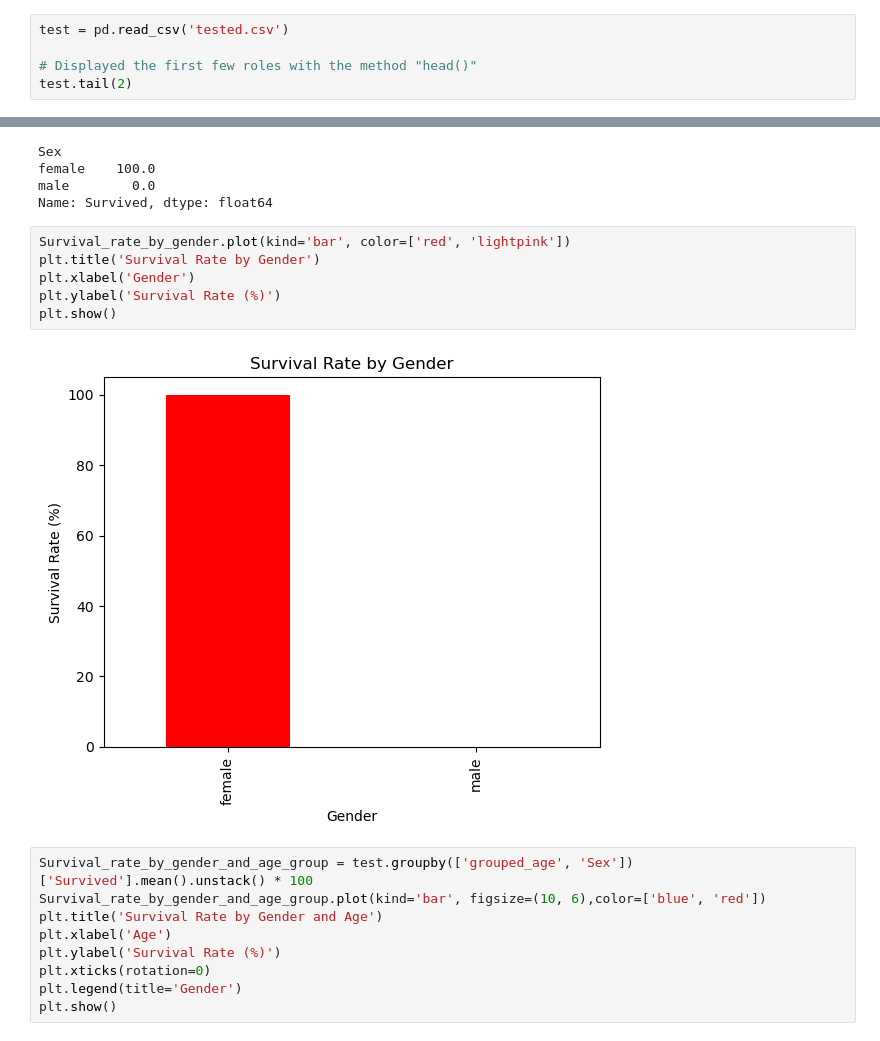
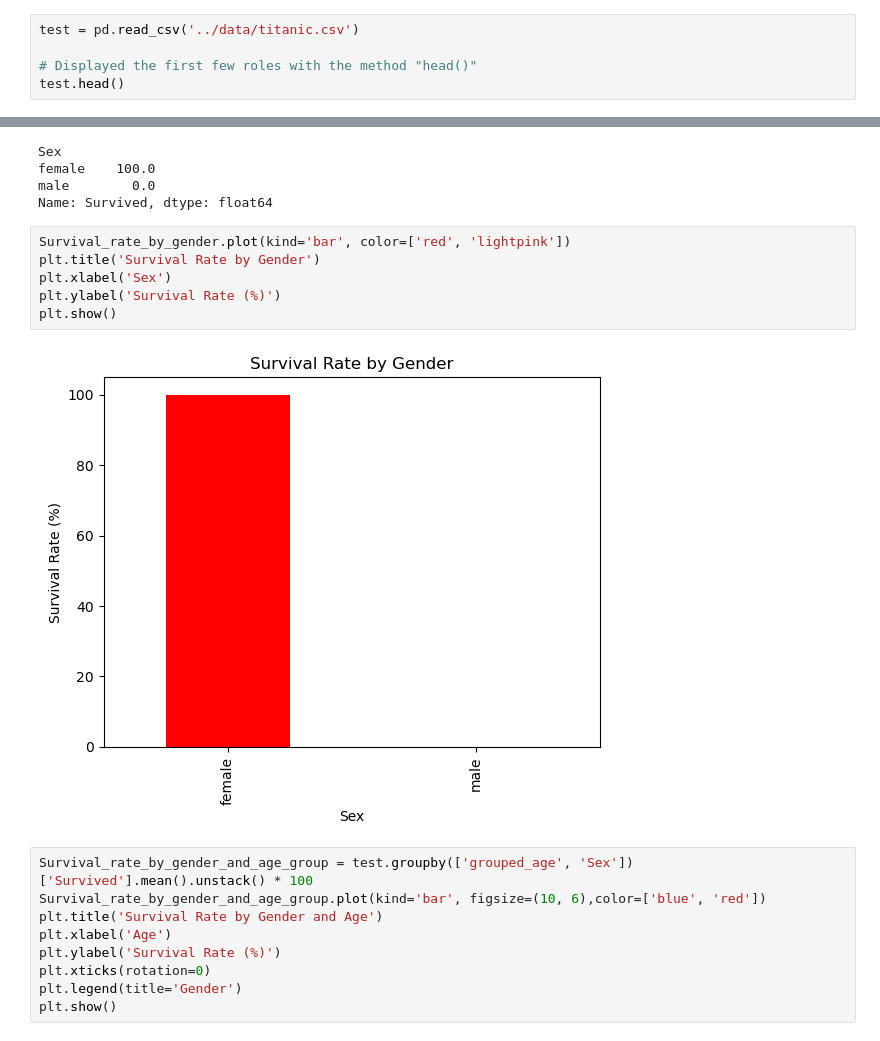
Before and after one commit to iamthedarksaint/Data_Engineering, a Jupyter notebook: week2/notebooks/titanic_analysis.ipynb, the cells around one changed output, grey strips where cells are left out. Drawn from its saved outputs; the diff is of its cells as text.

```diff
--- a/week2/notebooks/titanic_analysis.ipynb
+++ b/week2/notebooks/titanic_analysis.ipynb
@@ -8,9 +8,9 @@ import seaborn as sns
 # %% [markdown]
 ### Loaded my csv file using the pandas method "read_csv"
 # %%
-test = pd.read_csv('tested.csv')
+test = pd.read_csv('../data/titanic.csv')
 
 # Displayed the first few roles with the method "head()"
-test.tail(2)
+test.head()
 # %% [output]
 |  | PassengerId | Survived | Pclass | Name | Sex | Age | SibSp | Parch | Ticket | Fare | ... |
@@ -208,11 +240,11 @@ Name: Survived, dtype: float64
 # %%
 Survival_rate_by_gender.plot(kind='bar', color=['red', 'lightpink'])
 plt.title('Survival Rate by Gender')
-plt.xlabel('Gender')
+plt.xlabel('Sex')
 plt.ylabel('Survival Rate (%)')
 plt.show()
 # %% [output]
-[figure, old version]
+[figure, new version]
 # %%
 Survival_rate_by_gender_and_age_group = test.groupby(['grouped_age', 'Sex'])['Survived'].mean().unstack() * 100
 Survival_rate_by_gender_and_age_group.plot(kind='bar', figsize=(10, 6),color=['blue', 'red'])
```
Also changed, not shown: parts of 11 cells of this notebook, 9 other files.
